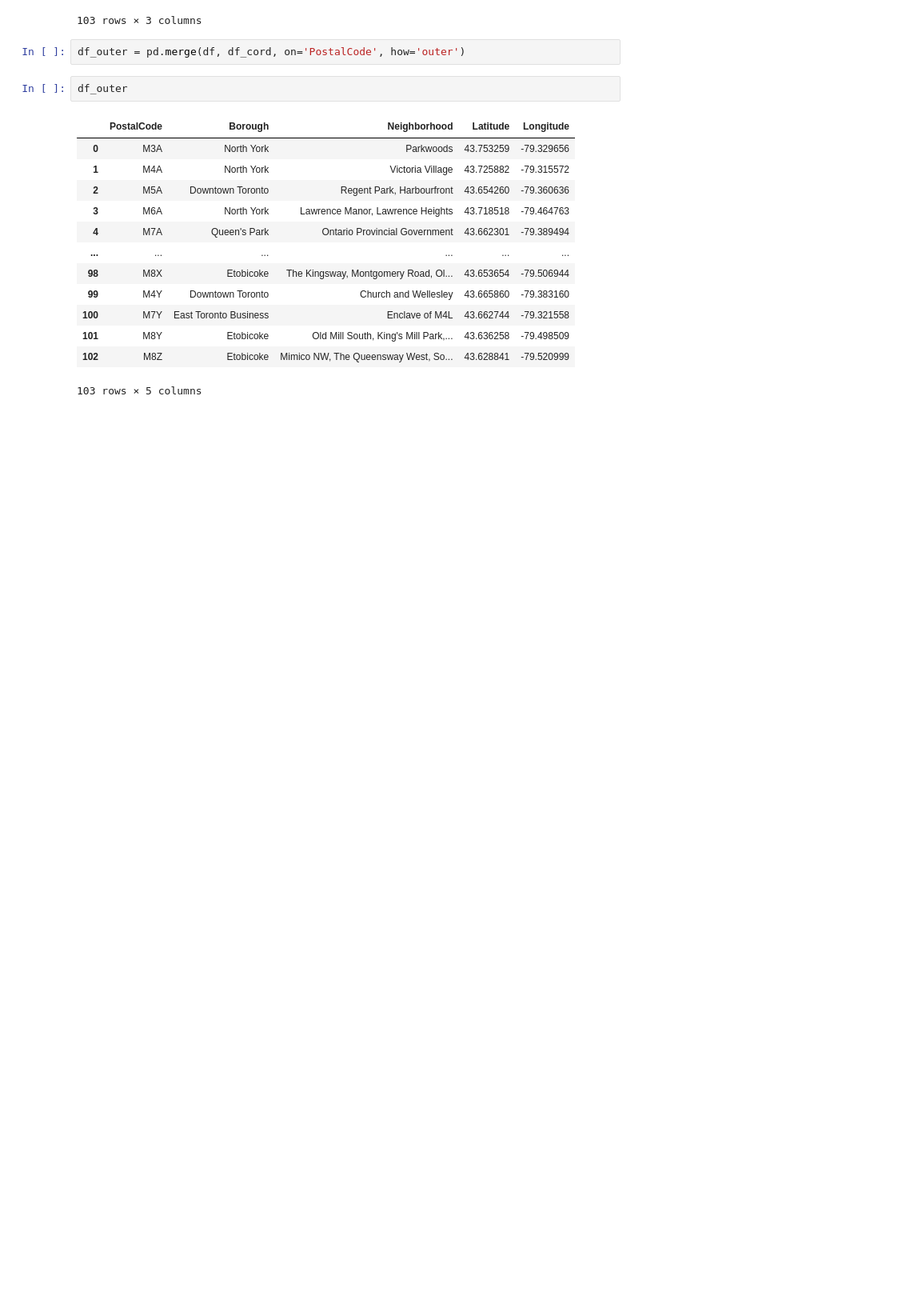
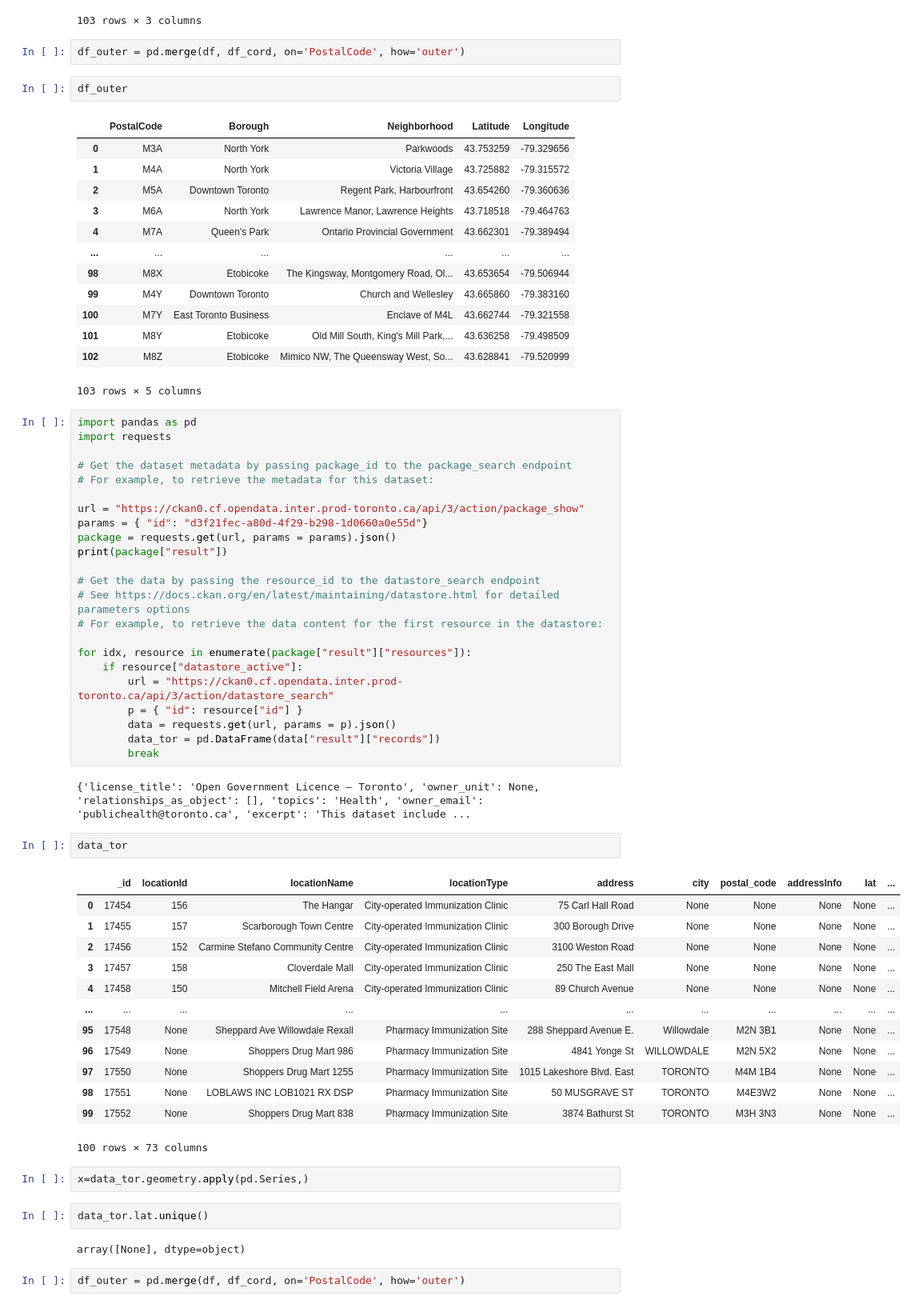
Before and after one commit to Anisha-Shaji/coursera_kaggle, a Jupyter notebook: coursera_capstone.ipynb, the cells around one changed output. Shown: that part at 80% size. Saved outputs shown, nothing was run; the diff lists cells and outputs as text; blank space fills up the shorter version.

```diff
--- a/coursera_capstone.ipynb
+++ b/coursera_capstone.ipynb
@@ -419,3 +419,52 @@ df_outer
 | 101 | M8Y | Etobicoke | Old Mill South, King's Mill Park,... | 43.636258 | -79.498509 |
 | 102 | M8Z | Etobicoke | Mimico NW, The Queensway West, So... | 43.628841 | -79.520999 |
 103 rows × 5 columns
+# %%
+import pandas as pd
+import requests
+
+# Get the dataset metadata by passing package_id to the package_search endpoint
+# For example, to retrieve the metadata for this dataset:
+
+url = "https://ckan0.cf.opendata.inter.prod-toronto.ca/api/3/action/package_show"
+params = { "id": "d3f21fec-a80d-4f29-b298-1d0660a0e55d"}
+package = requests.get(url, params = params).json()
+print(package["result"])
+
+# Get the data by passing the resource_id to the datastore_search endpoint
+# See https://docs.ckan.org/en/latest/maintaining/datastore.html for detailed parameters options
+# For example, to retrieve the data content for the first resource in the datastore:
+
+for idx, resource in enumerate(package["result"]["resources"]):
+    if resource["datastore_active"]:
+        url = "https://ckan0.cf.opendata.inter.prod-toronto.ca/api/3/action/datastore_search"
+        p = { "id": resource["id"] }
+        data = requests.get(url, params = p).json()
+        data_tor = pd.DataFrame(data["result"]["records"])
+        break
+# %% [output]
+{'license_title': 'Open Government Licence – Toronto', 'owner_unit': None, 'relationships_as_object': [], 'topics': 'Health', 'owner_email': 'publichealth@toronto.ca', 'excerpt': 'This dataset include ...
+# %%
+data_tor
+# %% [output]
+|  | _id | locationId | locationName | locationType | address | city | postal_code | addressInfo | lat | ... |
+| 0 | 17454 | 156 | The Hangar | City-operated Immunization Clinic | 75 Carl Hall Road | None | None | None | None | ... |
+| 1 | 17455 | 157 | Scarborough Town Centre | City-operated Immunization Clinic | 300 Borough Drive | None | None | None | None | ... |
+| 2 | 17456 | 152 | Carmine Stefano Community Centre | City-operated Immunization Clinic | 3100 Weston Road | None | None | None | None | ... |
+| 3 | 17457 | 158 | Cloverdale Mall | City-operated Immunization Clinic | 250 The East Mall | None | None | None | None | ... |
+| 4 | 17458 | 150 | Mitchell Field Arena | City-operated Immunization Clinic | 89 Church Avenue | None | None | None | None | ... |
+| ... | ... | ... | ... | ... | ... | ... | ... | ... | ... | ... |
+| 95 | 17548 | None | Sheppard Ave Willowdale Rexall | Pharmacy Immunization Site | 288 Sheppard Avenue E. | Willowdale | M2N 3B1 | None | None | ... |
+| 96 | 17549 | None | Shoppers Drug Mart 986 | Pharmacy Immunization Site | 4841 Yonge St | WILLOWDALE | M2N 5X2 | None | None | ... |
+| 97 | 17550 | None | Shoppers Drug Mart 1255 | Pharmacy Immunization Site | 1015 Lakeshore Blvd. East | TORONTO | M4M 1B4 | None | None | ... |
+| 98 | 17551 | None | LOBLAWS INC LOB1021 RX DSP | Pharmacy Immunization Site | 50 MUSGRAVE ST | TORONTO | M4E3W2 | None | None | ... |
+| 99 | 17552 | None | Shoppers Drug Mart 838 | Pharmacy Immunization Site | 3874 Bathurst St | TORONTO | M3H 3N3 | None | None | ... |
+100 rows × 73 columns
+# %%
+x=data_tor.geometry.apply(pd.Series,)
+# %%
+data_tor.lat.unique()
+# %% [output]
+array([None], dtype=object)
+# %%
+df_outer = pd.merge(df, df_cord, on='PostalCode', how='outer')
```
Also changed, not shown: 15 other files.
